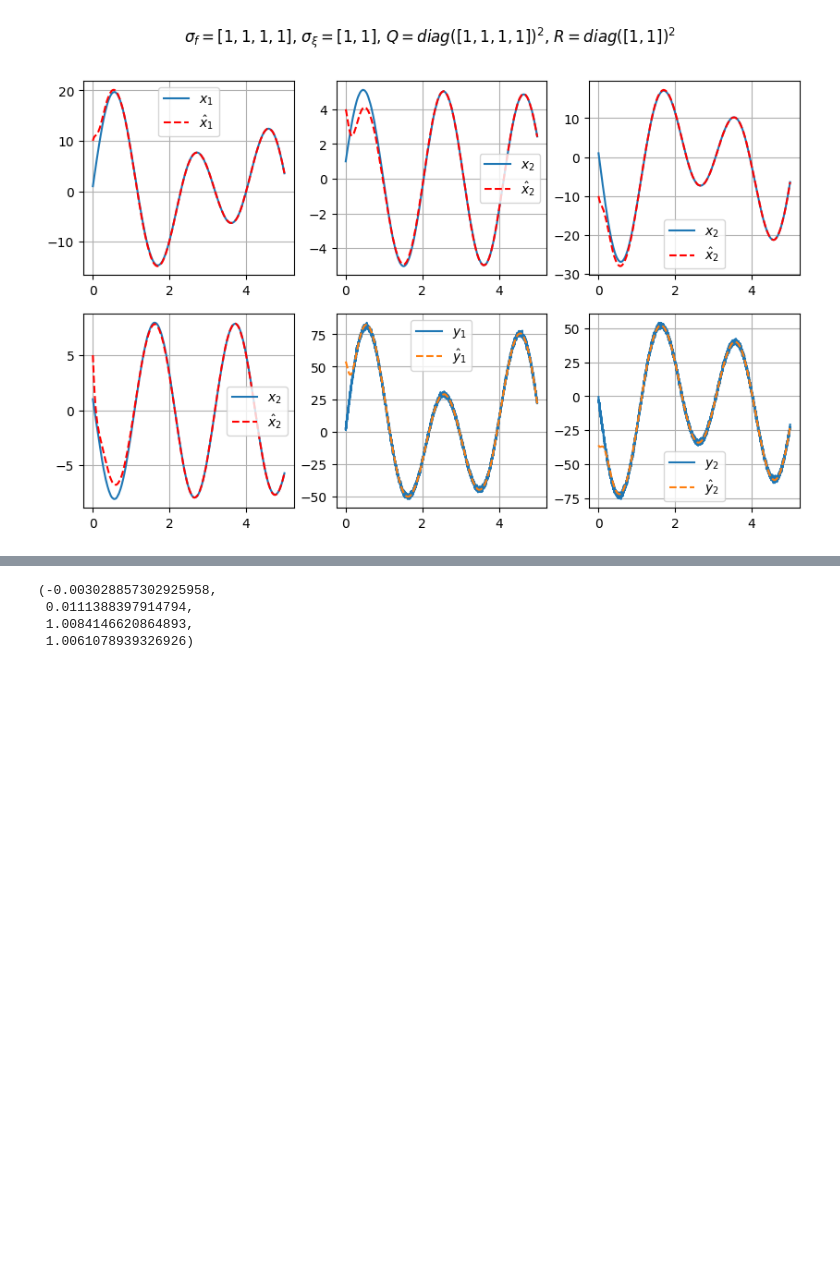
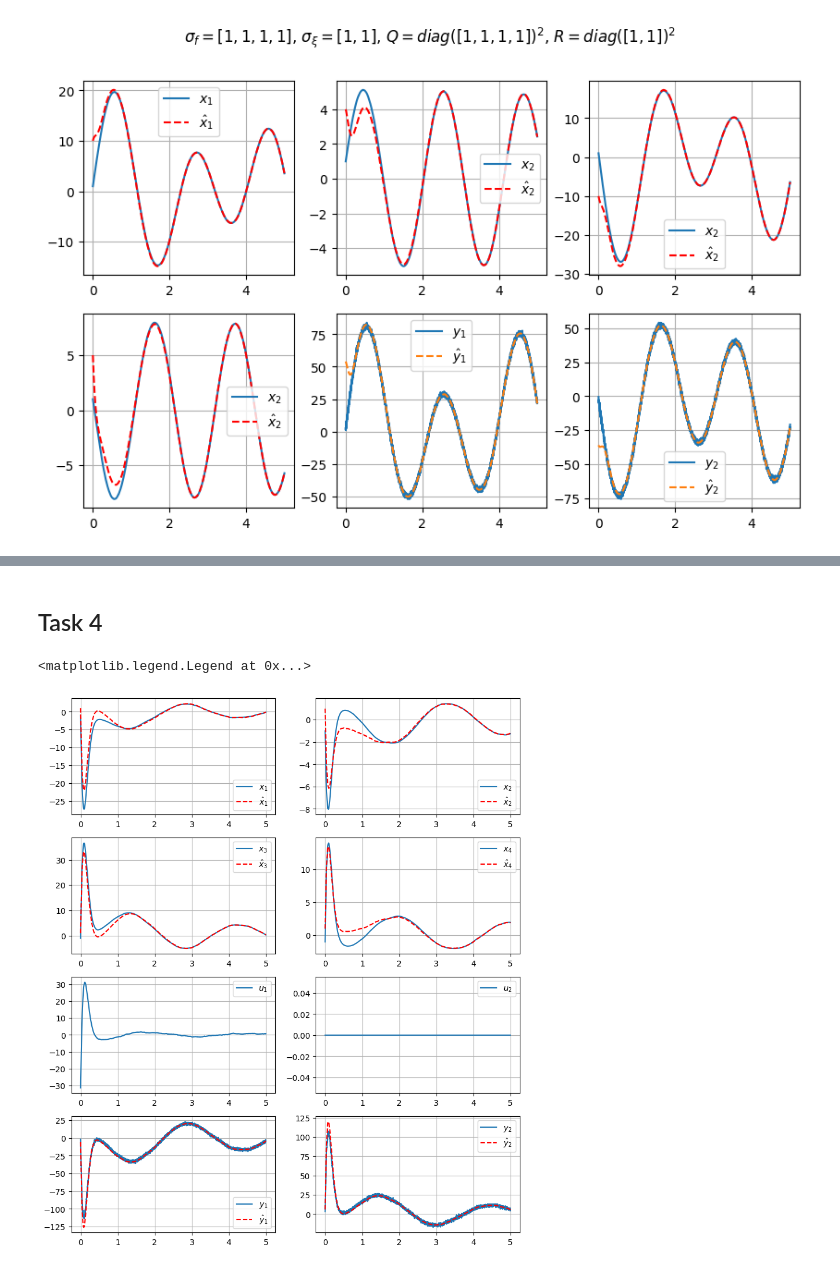
Before and after one commit to diuzhevVlad/control-theory-itmo-2023-2024, a Jupyter notebook: Lab10/Lab10.ipynb, the cells around one changed output, grey strips where cells are left out. Saved outputs shown, nothing was run; the diff lists cells and outputs as text; code cells hidden in the pictures; blank space fills up the shorter version.

```diff
--- a/Lab10/Lab10.ipynb
+++ b/Lab10/Lab10.ipynb
@@ -138,7 +240,2 @@ plt.plot(time_3,ys_3_obs.outputs[0])
-# %%
-xi.mean(), f.mean(), xi.std(), f.std()
-# %% [output]
-(-0.003028857302925958,
- 0.0111388397914794,
- 1.0084146620864893,
- 1.0061078939326926)
+# %% [markdown]
+## Task 4
@@ -144,0 +245,63 @@ xi.mean(), f.mean(), xi.std(), f.std()
+# %%
+K, _ = generate_LQR(A,B,Q_c,R_c)
+L, _ = generate_Kalman(A,C,Q_std,R_std)
+K = -K
+L = -L
+# %%
+A_new = np.block([
+    [A + B@K, -B@K],
+    [np.zeros_like(A), A + L@(C)]
+])
+B_new = np.block([
+    [np.identity(4),np.zeros((4,2))],
+    [np.identity(4),L]
+])
+
+time_4 = np.linspace(0,5,int(5/0.001))
+sys = ctrl.ss(A_new,B_new,np.zeros((1,8)),0)
+force = np.random.normal(0,Q_std+R_std,(len(time_4),6))
+y_4 = ctrl.forced_response(sys,T=time_4,X0=[-1,-1,-1,-1,2,2,2,2],U=force.reshape((6,-1)))
+# %%
+fig, ax = plt.subplots(4,2,figsize=(10,12))
+# fig.suptitle(f"$\sigma_f={std_f}$, $\sigma_\\xi={std_xi}$, $Q=diag({std_q})^2$, $R=diag({std_r})^2$")
+ax[0,0].plot(time_4, y_4.states[0],label="$x_1$")
+ax[0,0].plot(time_4, y_4.states[0] + y_4.states[4],"r--",label="$\hat{x}_1$")
+ax[0,0].grid()
+ax[0,0].legend()
+
+ax[0,1].plot(time_4, y_4.states[1],label="$x_2$")
+ax[0,1].plot(time_4, y_4.states[1] + y_4.states[5],"r--",label="$\hat{x}_2$")
+ax[0,1].grid()
+ax[0,1].legend()
+
+ax[1,0].plot(time_4, y_4.states[2],label="$x_3$")
+ax[1,0].plot(time_4, y_4.states[2] + y_4.states[6],"r--",label="$\hat{x}_3$")
+ax[1,0].grid()
+ax[1,0].legend()
+
+ax[1,1].plot(time_4, y_4.states[3],label="$x_4$")
+ax[1,1].plot(time_4, y_4.states[3] + y_4.states[7],"r--",label="$\hat{x}_4$")
+ax[1,1].grid()
+ax[1,1].legend()
+
+ax[2,0].plot(time_4, (K@y_4.states[:4,:])[0],label="$u_1$")
+ax[2,0].grid()
+ax[2,0].legend()
+
+ax[2,1].plot(time_4, (K@y_4.states[:4,:])[1],label="$u_2$")
+ax[2,1].grid()
+ax[2,1].legend()
+
+
+ax[3,0].plot(time_4, (C@y_4.states[:4]+D@K@(y_4.states[:4]-y_4.states[4:]) + force[:,4:].reshape((2,-1)))[0],label="$y_1$")
+ax[3,0].plot(time_4, (C@(y_4.states[:4]-y_4.states[4:])+D@K@(y_4.states[:4]-y_4.states[4:]))[0],"r--",label="$\hat{y}_1$")
+ax[3,0].grid()
+ax[3,0].legend()
+
+ax[3,1].plot(time_4, (C@y_4.states[:4]+D@K@(y_4.states[:4]-y_4.states[4:]) + force[:,4:].reshape((2,-1)))[1],label="$y_2$")
+ax[3,1].plot(time_4, (C@(y_4.states[:4]-y_4.states[4:])+D@K@(y_4.states[:4]-y_4.states[4:]))[1],"r--",label="$\hat{y}_2$")
+ax[3,1].grid()
+ax[3,1].legend()
+# %% [output]
+<matplotlib.legend.Legend at 0x...>
+[figure, added]
```
Also changed, not shown: parts of 24 cells of this notebook.
